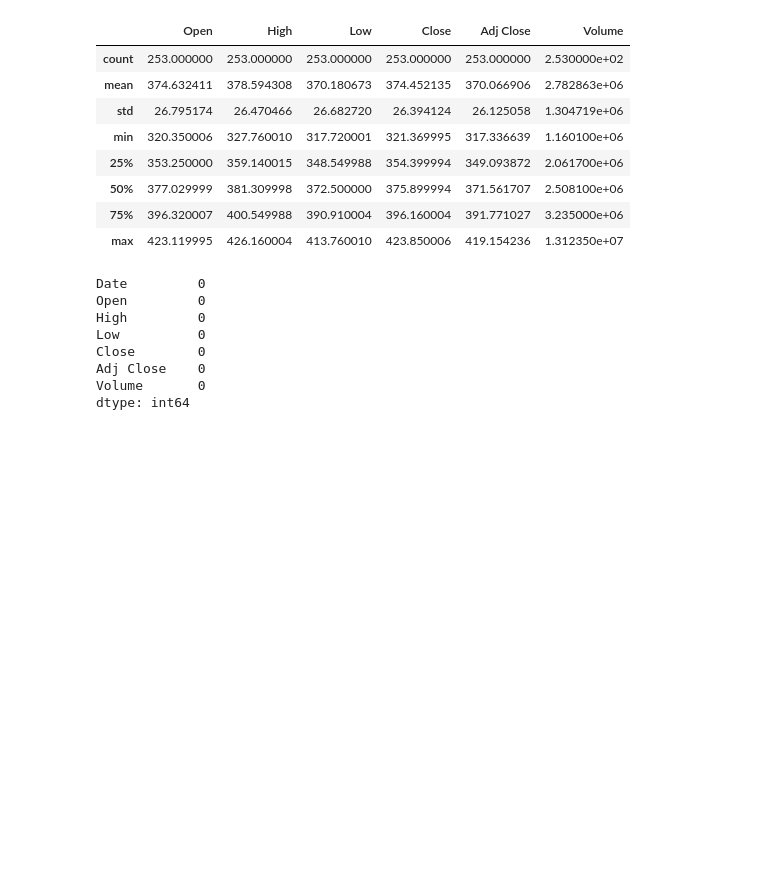
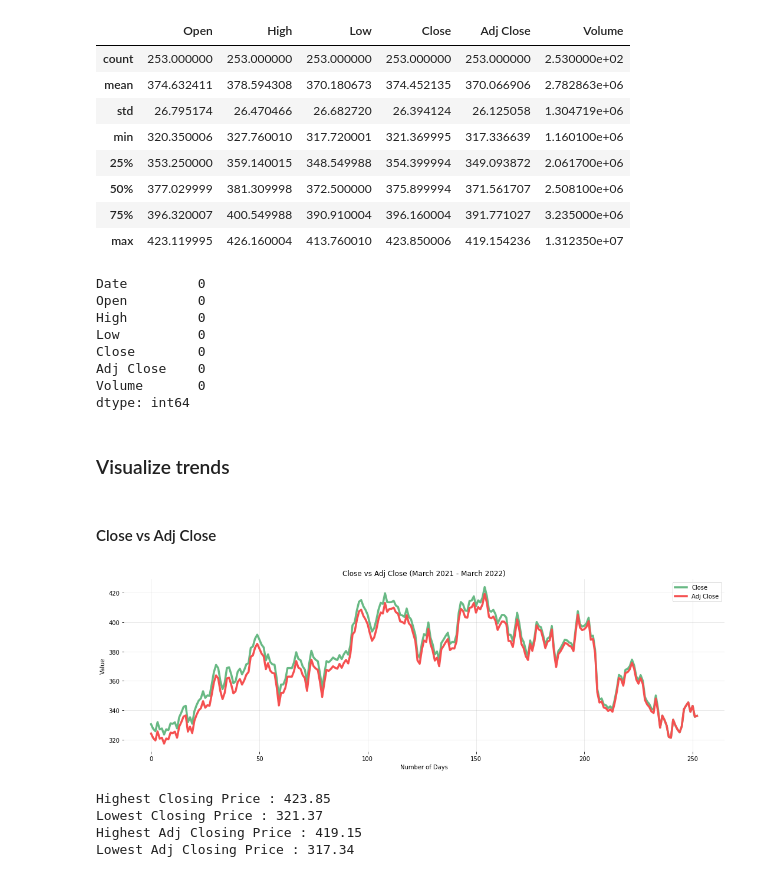
Before and after one commit to siddhant-afk/InsightBoard, a Jupyter notebook: stock_eda.ipynb, the cells around one changed output. Cells and saved outputs as stored; diff of their text form; code cells hidden in the pictures; blank space fills up the shorter version.

```diff
--- a/stock_eda.ipynb
+++ b/stock_eda.ipynb
@@ -60,3 +60,30 @@ Close        0
 Adj Close    0
 Volume       0
 dtype: int64
+# %% [markdown]
+### Visualize trends
+# %% [markdown]
+#### Close vs Adj Close
+# %%
+plt.figure(figsize=(15,5))
+plt.rcParams['lines.linewidth']='3.5'
+plt.plot(list(range(0,253)),df["Close"],label="Close",c="#68B984")
+plt.plot(list(range(0,253)),df["Adj Close"],label="Adj Close", c="#F55050")
+plt.legend()
+plt.title("Close vs Adj Close (March 2021 - March 2022)")
+plt.xlabel("Number of Days")
+plt.ylabel("Value")
+plt.grid(True,linewidth=0.5,alpha=0.5)
+plt.tight_layout();
+# %% [output]
+[figure, added]
+# %%
+print(f'Highest Closing Price : {max(df["Close"]):.2f}')
+print(f'Lowest Closing Price : {min(df["Close"]):.2f}')
+print(f'Highest Adj Closing Price : {max(df["Adj Close"]):.2f}')
+print(f'Lowest Adj Closing Price : {min(df["Adj Close"]):.2f}')
+# %% [output]
+Highest Closing Price : 423.85
+Lowest Closing Price : 321.37
+Highest Adj Closing Price : 419.15
+Lowest Adj Closing Price : 317.34
```
Also changed, not shown: parts of 3 cells of this notebook.
